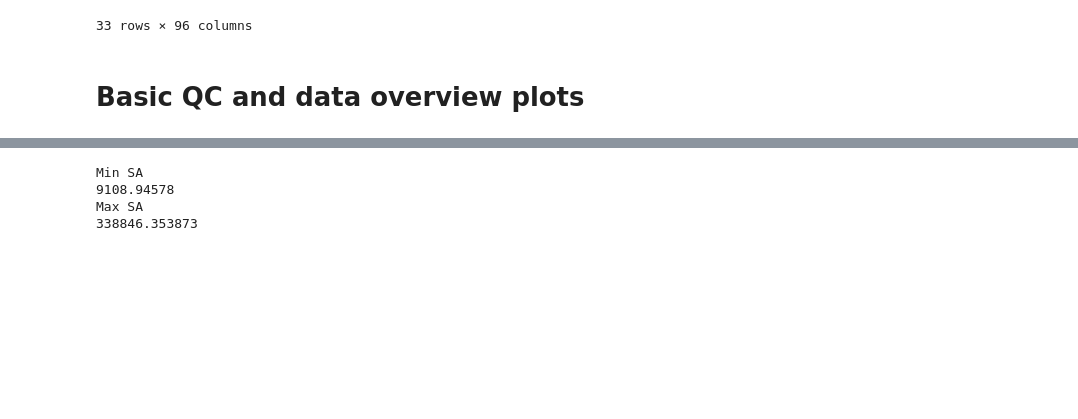
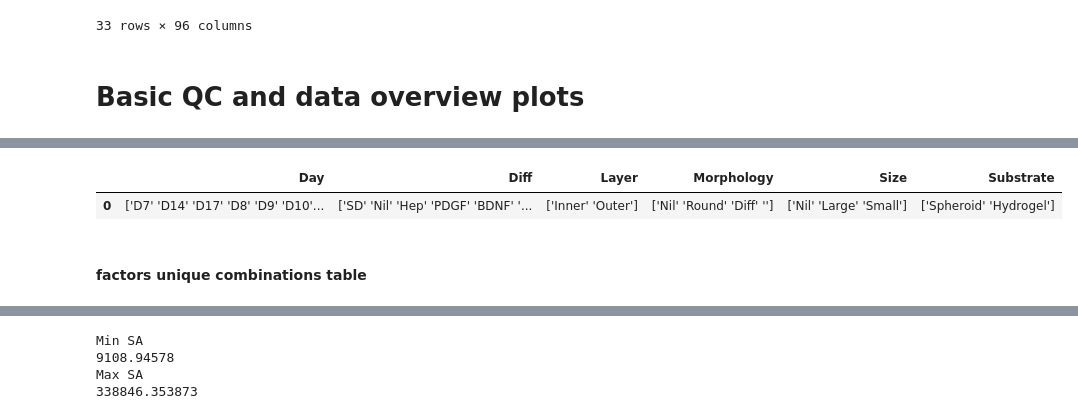
Before and after one commit to kyleupton/DSP_EDA_Protein, a Jupyter notebook: DSP_nCounter_Protein_QC_Git.ipynb, the cells around one changed output, grey strips where cells are left out. Cells and saved outputs as stored; diff of their text form; code cells hidden in the pictures; blank space fills up the shorter version.

```diff
--- a/DSP_nCounter_Protein_QC_Git.ipynb
+++ b/DSP_nCounter_Protein_QC_Git.ipynb
@@ -847,0 +886,6 @@ writeOutput= False
+# %%
+data_df = selectedInfo.stack().groupby(level=0).apply(lambda x: x.unique())
+
+data_df
+# %%
+data_df = pd.DataFrame(data_df).T
@@ -847,0 +894,28 @@ writeOutput= False
+# %%
+data_df.style.set_table_styles(
+                        [{
+'selector': 'th',
+   'props': [
+('background-color', 'black'),
+       ('color', 'white'),
+       ('border-color', 'black'),
+       ('border-style ', 'solid'),
+       ('border-width','1px')]
+
+},
+{
+   'selector': 'td',
+   'props': [
+       ('border-color', 'black'),
+       ('border-style ', 'solid'),
+       ('border-width','1px')]
+},
+{'selector': '.row_heading',
+      'props': [('display', 'none')]},
+{'selector': '.blank.level0',
+      'props': [('display', 'none')]}])
+# %% [output]
+|  | Day | Diff | Layer | Morphology | Size | Substrate |
+| 0 | ['D7' 'D14' 'D17' 'D8' 'D9' 'D10'... | ['SD' 'Nil' 'Hep' 'PDGF' 'BDNF' '... | ['Inner' 'Outer'] | ['Nil' 'Round' 'Diff' ''] | ['Nil' 'Large' 'Small'] | ['Spheroid' 'Hydrogel'] |
+# %% [markdown]
+#### factors unique combinations table
```
Also changed, not shown: parts of 20 cells of this notebook.
